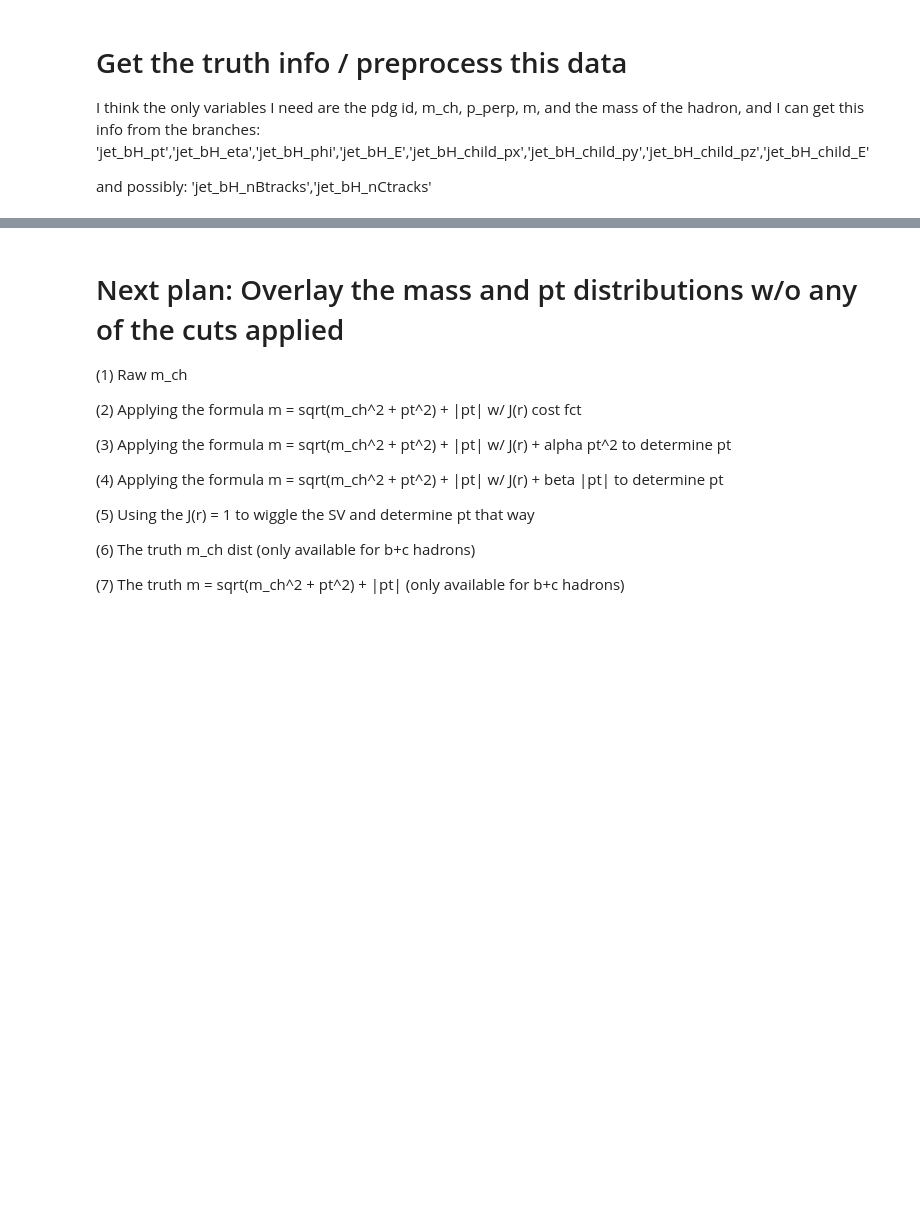
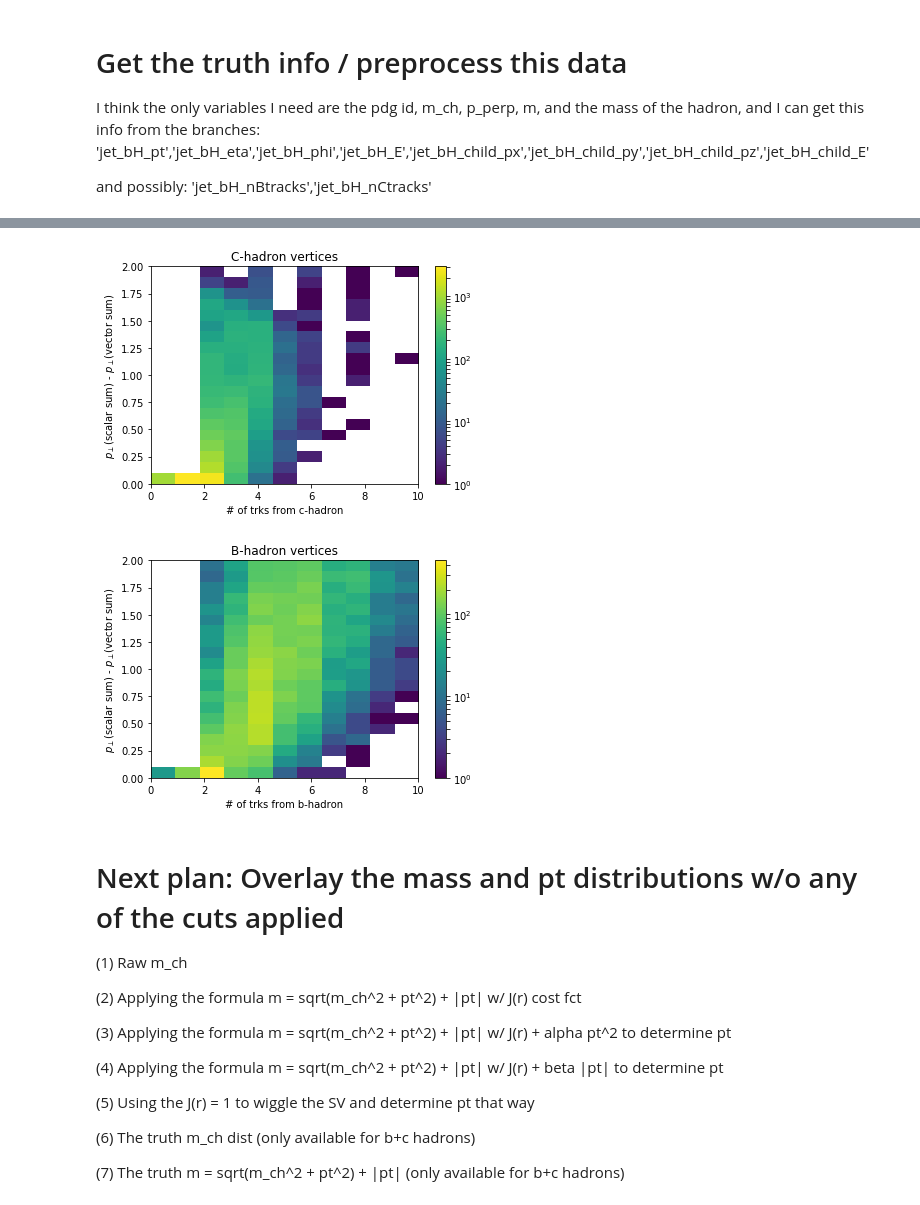
Before and after one commit to nhartman94/Vertex-Mass-Study, a Jupyter notebook: SV1_studies.ipynb, the cells around one changed output, grey strips where cells are left out. Cells and saved outputs as stored; diff of their text form; code cells hidden in the pictures; blank space fills up the shorter version.

```diff
--- a/SV1_studies.ipynb
+++ b/SV1_studies.ipynb
@@ -97,7 +106,7 @@ if not loadData:
     # Flatten the array to jet level variables
     sv1_df_flat = pd.DataFrame({k: flatten(c) for k, c in sv1_df.iteritems()})
     sv1_df_flat = sv1_df_flat[sv1_df.keys()][sv1_df_flat['jet_sv1_Nvtx']==1]
-    sv1_df_flat.reset_index(inplace=True)
+    sv1_df_flat.reset_index(inplace=True,drop=True)
 
     # The variables in SV1 are actually stored in lists (even though there is only 1 SV / jet), so need
     # to flatten these variables one more time
@@ -115,7 +124,7 @@ if not loadData:
     sv1_df_flat['r0_z'] = sv1_df_flat['jet_sv1_vtx_z'] - sv1_df_flat['PVz']
 
     # Get the vector for the charged particles
-    p_arr = np.array(map(lambda args: p_ch_SV1(*args), sv1_df_flat[['jet_trk_pt','jet_trk_eta','jet_trk_phi','jet_trk_algo']].values))
+    p_arr = np.array(map(lambda args: p_ch_trks(*args), sv1_df_flat[['jet_trk_pt','jet_trk_eta','jet_trk_phi','jet_trk_algo']].values))
     sv1_df_flat['p_x'] = p_arr[:,0]
     sv1_df_flat['p_y'] = p_arr[:,1]
     sv1_df_flat['p_z'] = p_arr[:,2]
@@ -131,7 +140,7 @@ if not loadData:
 
     # Delete the columns that you don't want to save
     del_cols = ['jet_sv1_vtx_cov0','jet_sv1_vtx_cov1','jet_sv1_vtx_cov2','jet_sv1_vtx_cov3','jet_sv1_vtx_cov4','jet_sv1_vtx_cov5',
-               'jet_sv1_vtxm','index','jet_sv1_Nvtx','jet_trk_pt','jet_trk_eta','jet_trk_phi','jet_trk_algo']
+               'jet_sv1_vtxm','jet_sv1_Nvtx','jet_trk_pt','jet_trk_eta','jet_trk_phi','jet_trk_algo']
     for col in del_cols:
         del sv1_df_flat[col]
 
@@ -959,0 +1187,23 @@ truth_df.loc['c'][truth_df.loc['c']['m_ch']<0]
+# %%
+Nbins=[11,20]
+range=[[0,10],[0,2]]
+
+# pt_SS - pt_VS for charms
+dpt_c = truth_df['pt_SS'][truth_df['jet_LabDrF']==4] - truth_df['pt'][truth_df['jet_LabDrF']==4]
+plt.hist2d(truth_df['nTrks'][truth_df['jet_LabDrF']==4],dpt_c,bins=Nbins,range=range,norm=LogNorm())
+plt.xlabel('# of trks from c-hadron')
+plt.ylabel('$p_\perp$(scalar sum) - $p_\perp$(vector sum)')
+plt.colorbar()
+plt.title('C-hadron vertices')
+plt.show()
+
+dpt_b = truth_df['pt_SS'][truth_df['jet_LabDrF']==5] - truth_df['pt'][truth_df['jet_LabDrF']==5]
+plt.hist2d(truth_df['nTrks'][truth_df['jet_LabDrF']==5],dpt_b,bins=Nbins,range=range,norm=LogNorm())
+plt.xlabel('# of trks from b-hadron')
+plt.ylabel('$p_\perp$(scalar sum) - $p_\perp$(vector sum)')
+plt.colorbar()
+plt.title('B-hadron vertices')
+plt.show()
+# %% [output]
+[figure, added]
+[figure, added]
```
Also changed, not shown: parts of 37 cells of this notebook.
